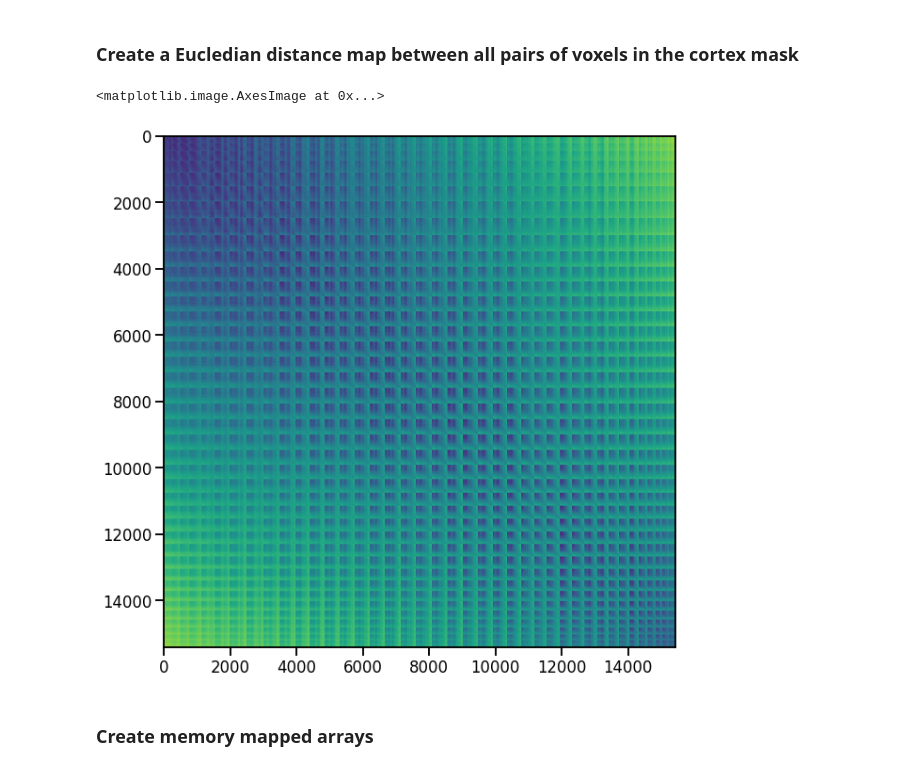
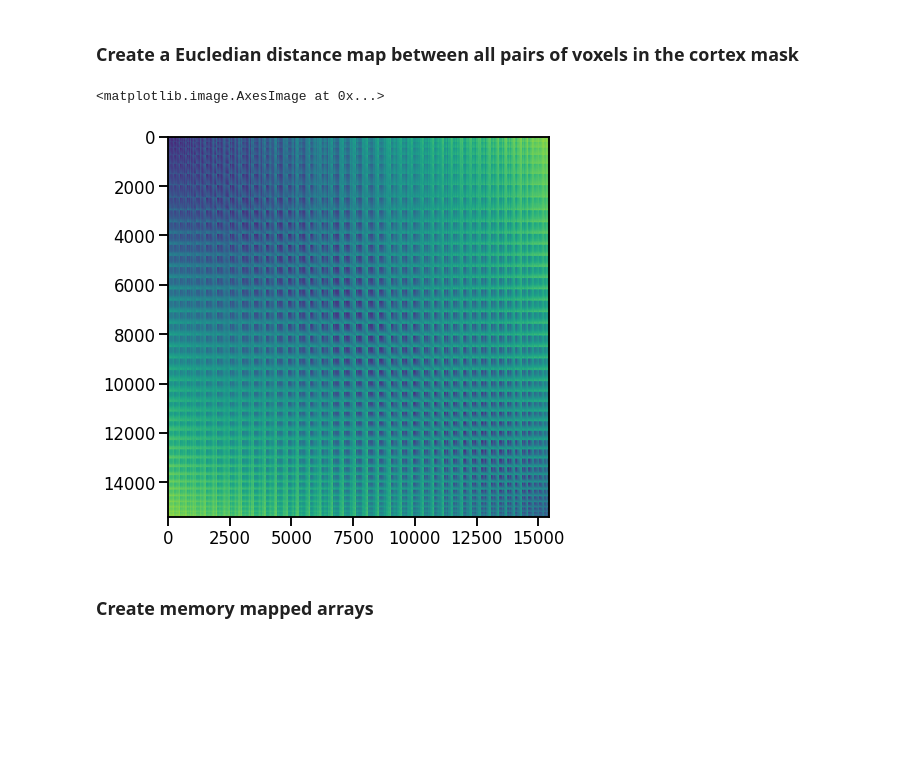
Before and after one commit to juhuntenburg/mouse_gradients, a Jupyter notebook: 09_Null_Models/Null_models_volume.ipynb, the cells around one changed output. Saved outputs shown, nothing was run; the diff lists cells and outputs as text; code cells hidden in the pictures; blank space fills up the shorter version.

Commit message:
work on null models and repro

```diff
--- a/09_Null_Models/Null_models_volume.ipynb
+++ b/09_Null_Models/Null_models_volume.ipynb
@@ -30,13 +30,15 @@ dist[np.triu_indices(coords.shape[0], k=1)] = dist_triu
 dist += dist.T
 # Write to disk
 np.savetxt(data_dir + 'results/null_models/volume/cortex_euclidean.txt', dist)
+# %%
+dist = np.loadtxt(data_dir + 'results/null_models/volume/cortex_euclidean.txt')
 # %%
 sns.set_context('talk')
-fig=plt.figure(figsize=(10,10))
+fig=plt.figure(figsize=(7,7))
 plt.imshow(dist)
 # %% [output]
 <matplotlib.image.AxesImage at 0x...>
-[figure, old version]
+[figure, new version]
 # %% [markdown]
 ### Create memory mapped arrays
 # %%
```
Also changed, not shown: parts of 6 cells of this notebook, 2 other files.
